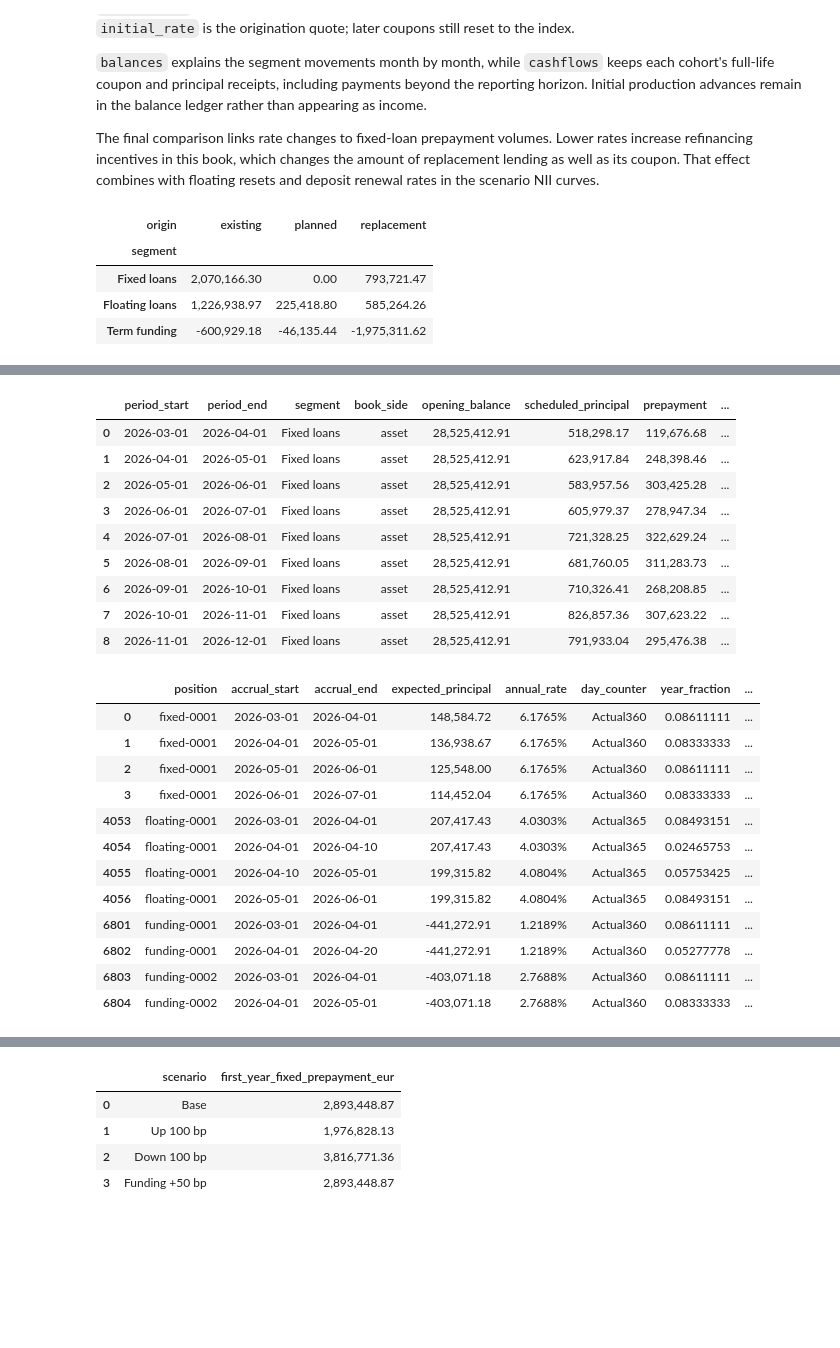
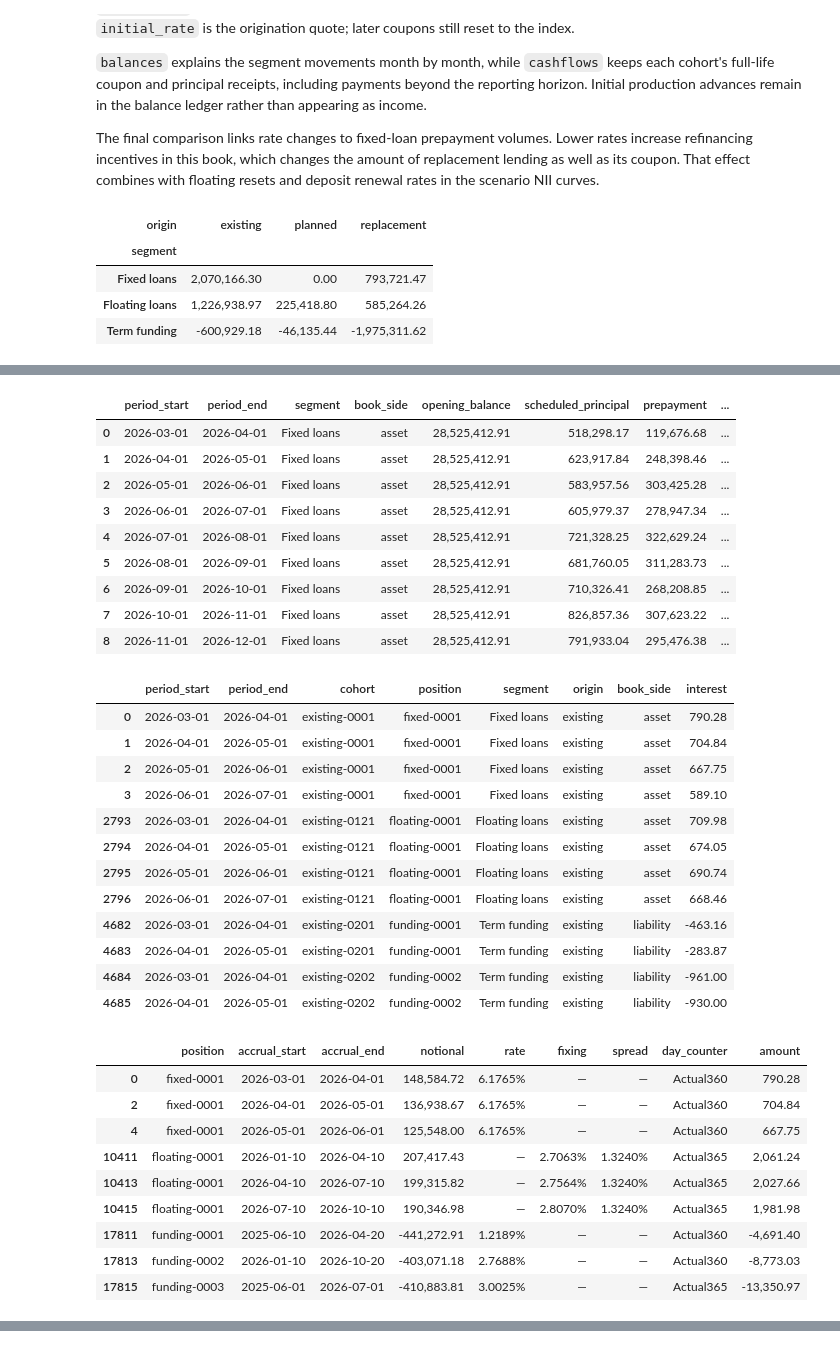
Before and after one commit to jmelo11/quantsupport, a Jupyter notebook: bindings/python/examples/nii_forecasting/nii_forecast.ipynb, the cells around one changed output, grey strips where cells are left out. Drawn from its saved outputs; the diff is of its cells as text; code cells hidden in the pictures; blank space fills up the shorter version.

Commit message:
feat: add accrued amount request

```diff
--- a/bindings/python/examples/nii_forecasting/nii_forecast.ipynb
+++ b/bindings/python/examples/nii_forecasting/nii_forecast.ipynb
@@ -811,6 +762,8 @@ class IncomeForecaster(_IncomeAccounting):
         if _date(context.evaluation_date) != self.as_of:
             raise ValueError(
                 "PricingContext evaluation_date must equal forecast as_of")
+        if str(context.csa_policy.collateral_currency) != self.currency:
+            raise ValueError("The context base currency must match the forecast currency")
         rules = {rule.segment: rule for rule in rollovers}
         if len(rules) != len(rollovers):
             raise ValueError("Use at most one rollover rule per segment")
@@ -862,7 +815,7 @@ class IncomeForecaster(_IncomeAccounting):
             table["cohort"], table["position"] = cohort, position.name
             table["segment"], table["origin"], table["book_side"] = position.segment, origin, side
             frames.append(table)
-            self._accrue(table, income)
+            self._accrue(context, position.trade, table, income)
             principal = table[table.type == "Redemption"]
             direction = 1 if side == "asset" else -1
             amounts = principal.amount * direction
@@ -947,8 +900,7 @@ class IncomeForecaster(_IncomeAccounting):
 
         detail = pd.DataFrame(income, columns=[
             "period_start", "period_end", "cohort", "position", "segment",
-            "origin", "book_side", "accrual_start", "accrual_end", "day_counter",
-            "expected_principal", "annual_rate", "year_fraction", "interest",
+            "origin", "book_side", "interest",
         ])
         balances = self._balances(openings, movements)
         monthly = pd.DataFrame(self.periods, columns=[
@@ -1152,13 +1104,14 @@ display(base.productions.head(12).style.format({
     "par_error_bp": "{:.8f}",
 }))
 display(base.balances.head(9))
-display(base.income_detail.loc[:, [
-    "position", "accrual_start", "accrual_end", "expected_principal", "annual_rate",
-    "day_counter", "year_fraction", "interest",
-]].groupby(base.income_detail.segment, sort=False).head(4).style.format({
-    "expected_principal": "{:,.2f}", "annual_rate": "{:.4%}",
-    "year_fraction": "{:.8f}", "interest": "{:,.2f}",
-}))
+display(base.income_detail.groupby("segment", sort=False).head(4))
+coupon_audit = base.cashflows.query("type != 'Redemption'")
+display(coupon_audit.loc[:, [
+    "position", "accrual_start", "accrual_end", "notional", "rate", "fixing", "spread", "day_counter", "amount",
+]].groupby(coupon_audit.segment, sort=False).head(3).style.format({
+    "notional": "{:,.2f}", "rate": "{:.4%}", "fixing": "{:.4%}",
+    "spread": "{:.4%}", "amount": "{:,.2f}",
+}, na_rep="—"))
 
 scenario_income = pd.DataFrame({
     scenario: results[(scenario, "Growth")].monthly.nii.to_numpy()
@@ -1174,49 +1127,54 @@ pd.DataFrame([
 ])
 # %% [output]
 | origin | existing | planned | replacement |
 | segment |  |  |  |
 | Fixed loans | 2,070,166.30 | 0.00 | 793,721.47 |
 | Floating loans | 1,226,938.97 | 225,418.80 | 585,264.26 |
 | Term funding | -600,929.18 | -46,135.44 | -1,975,311.62 |
 |  | date | segment | origin | cohort | template | amount | quote_type | par_quote | commercial_margin | ... |
 | 0 | 2026-03-10 | Fixed loans | replacement | replacement-0301 | 24m fixed lending | 149,018.36 | fixed_coupon | 2.9048% | 1.4000% | ... |
 | 1 | 2026-03-10 | Floating loans | replacement | replacement-0302 | 24m floating lending | 125,225.45 | floating_spread | -0.0303% | 1.5000% | ... |
 | 2 | 2026-03-20 | Fixed loans | replacement | replacement-0303 | 24m fixed lending | 272,465.90 | fixed_coupon | 2.9116% | 1.4000% | ... |
 | 3 | 2026-03-20 | Floating loans | replacement | replacement-0304 | 24m floating lending | 134,160.29 | floating_spread | -0.0315% | 1.5000% | ... |
 | 4 | 2026-04-01 | Fixed loans | replacement | replacement-0305 | 24m fixed lending | 216,490.58 | fixed_coupon | 2.9198% | 1.4000% | ... |
 | 5 | 2026-04-01 | Floating loans | replacement | replacement-0306 | 24m floating lending | 125,904.62 | floating_spread | -0.0329% | 1.5000% | ... |
 | 6 | 2026-04-01 | Term funding | replacement | replacement-0307 | 3m term funding | 536,577.83 | fixed_coupon | 2.7897% | -0.4000% | ... |
 | 7 | 2026-04-10 | Fixed loans | replacement | replacement-0308 | 24m fixed lending | 299,592.72 | fixed_coupon | 2.9260% | 1.4000% | ... |
 | 8 | 2026-04-10 | Floating loans | replacement | replacement-0309 | 24m floating lending | 155,190.89 | floating_spread | -0.0341% | 1.5000% | ... |
 | 9 | 2026-04-10 | Term funding | replacement | replacement-0310 | 3m term funding | 1,533,913.53 | fixed_coupon | 2.7947% | -0.4000% | ... |
 | 10 | 2026-04-20 | Fixed loans | replacement | replacement-0311 | 24m fixed lending | 322,047.92 | fixed_coupon | 2.9329% | 1.4000% | ... |
 | 11 | 2026-04-20 | Floating loans | replacement | replacement-0312 | 24m floating lending | 139,775.40 | floating_spread | -0.0355% | 1.5000% | ... |
 |  | period_start | period_end | segment | book_side | opening_balance | scheduled_principal | prepayment | ... |
 | 0 | 2026-03-01 | 2026-04-01 | Fixed loans | asset | 28,525,412.91 | 518,298.17 | 119,676.68 | ... |
 | 1 | 2026-04-01 | 2026-05-01 | Fixed loans | asset | 28,525,412.91 | 623,917.84 | 248,398.46 | ... |
 | 2 | 2026-05-01 | 2026-06-01 | Fixed loans | asset | 28,525,412.91 | 583,957.56 | 303,425.28 | ... |
 | 3 | 2026-06-01 | 2026-07-01 | Fixed loans | asset | 28,525,412.91 | 605,979.37 | 278,947.34 | ... |
 | 4 | 2026-07-01 | 2026-08-01 | Fixed loans | asset | 28,525,412.91 | 721,328.25 | 322,629.24 | ... |
 | 5 | 2026-08-01 | 2026-09-01 | Fixed loans | asset | 28,525,412.91 | 681,760.05 | 311,283.73 | ... |
 | 6 | 2026-09-01 | 2026-10-01 | Fixed loans | asset | 28,525,412.91 | 710,326.41 | 268,208.85 | ... |
 | 7 | 2026-10-01 | 2026-11-01 | Fixed loans | asset | 28,525,412.91 | 826,857.36 | 307,623.22 | ... |
 | 8 | 2026-11-01 | 2026-12-01 | Fixed loans | asset | 28,525,412.91 | 791,933.04 | 295,476.38 | ... |
-|  | position | accrual_start | accrual_end | expected_principal | annual_rate | day_counter | year_fraction | ... |
-| 0 | fixed-0001 | 2026-03-01 | 2026-04-01 | 148,584.72 | 6.1765% | Actual360 | 0.08611111 | ... |
-| 1 | fixed-0001 | 2026-04-01 | 2026-05-01 | 136,938.67 | 6.1765% | Actual360 | 0.08333333 | ... |
-| 2 | fixed-0001 | 2026-05-01 | 2026-06-01 | 125,548.00 | 6.1765% | Actual360 | 0.08611111 | ... |
-| 3 | fixed-0001 | 2026-06-01 | 2026-07-01 | 114,452.04 | 6.1765% | Actual360 | 0.08333333 | ... |
-| 4053 | floating-0001 | 2026-03-01 | 2026-04-01 | 207,417.43 | 4.0303% | Actual365 | 0.08493151 | ... |
-| 4054 | floating-0001 | 2026-04-01 | 2026-04-10 | 207,417.43 | 4.0303% | Actual365 | 0.02465753 | ... |
-| 4055 | floating-0001 | 2026-04-10 | 2026-05-01 | 199,315.82 | 4.0804% | Actual365 | 0.05753425 | ... |
-| 4056 | floating-0001 | 2026-05-01 | 2026-06-01 | 199,315.82 | 4.0804% | Actual365 | 0.08493151 | ... |
-| 6801 | funding-0001 | 2026-03-01 | 2026-04-01 | -441,272.91 | 1.2189% | Actual360 | 0.08611111 | ... |
-| 6802 | funding-0001 | 2026-04-01 | 2026-04-20 | -441,272.91 | 1.2189% | Actual360 | 0.05277778 | ... |
-| 6803 | funding-0002 | 2026-03-01 | 2026-04-01 | -403,071.18 | 2.7688% | Actual360 | 0.08611111 | ... |
-| 6804 | funding-0002 | 2026-04-01 | 2026-05-01 | -403,071.18 | 2.7688% | Actual360 | 0.08333333 | ... |
+|  | period_start | period_end | cohort | position | segment | origin | book_side | interest |
+| 0 | 2026-03-01 | 2026-04-01 | existing-0001 | fixed-0001 | Fixed loans | existing | asset | 790.28 |
+| 1 | 2026-04-01 | 2026-05-01 | existing-0001 | fixed-0001 | Fixed loans | existing | asset | 704.84 |
+| 2 | 2026-05-01 | 2026-06-01 | existing-0001 | fixed-0001 | Fixed loans | existing | asset | 667.75 |
+| 3 | 2026-06-01 | 2026-07-01 | existing-0001 | fixed-0001 | Fixed loans | existing | asset | 589.10 |
+| 2793 | 2026-03-01 | 2026-04-01 | existing-0121 | floating-0001 | Floating loans | existing | asset | 709.98 |
+| 2794 | 2026-04-01 | 2026-05-01 | existing-0121 | floating-0001 | Floating loans | existing | asset | 674.05 |
+| 2795 | 2026-05-01 | 2026-06-01 | existing-0121 | floating-0001 | Floating loans | existing | asset | 690.74 |
+| 2796 | 2026-06-01 | 2026-07-01 | existing-0121 | floating-0001 | Floating loans | existing | asset | 668.46 |
+| 4682 | 2026-03-01 | 2026-04-01 | existing-0201 | funding-0001 | Term funding | existing | liability | -463.16 |
+| 4683 | 2026-04-01 | 2026-05-01 | existing-0201 | funding-0001 | Term funding | existing | liability | -283.87 |
+| 4684 | 2026-03-01 | 2026-04-01 | existing-0202 | funding-0002 | Term funding | existing | liability | -961.00 |
+| 4685 | 2026-04-01 | 2026-05-01 | existing-0202 | funding-0002 | Term funding | existing | liability | -930.00 |
+|  | position | accrual_start | accrual_end | notional | rate | fixing | spread | day_counter | amount |
+| 0 | fixed-0001 | 2026-03-01 | 2026-04-01 | 148,584.72 | 6.1765% | — | — | Actual360 | 790.28 |
+| 2 | fixed-0001 | 2026-04-01 | 2026-05-01 | 136,938.67 | 6.1765% | — | — | Actual360 | 704.84 |
+| 4 | fixed-0001 | 2026-05-01 | 2026-06-01 | 125,548.00 | 6.1765% | — | — | Actual360 | 667.75 |
+| 10411 | floating-0001 | 2026-01-10 | 2026-04-10 | 207,417.43 | — | 2.7063% | 1.3240% | Actual365 | 2,061.24 |
+| 10413 | floating-0001 | 2026-04-10 | 2026-07-10 | 199,315.82 | — | 2.7564% | 1.3240% | Actual365 | 2,027.66 |
+| 10415 | floating-0001 | 2026-07-10 | 2026-10-10 | 190,346.98 | — | 2.8070% | 1.3240% | Actual365 | 1,981.98 |
+| 17811 | funding-0001 | 2025-06-10 | 2026-04-20 | -441,272.91 | 1.2189% | — | — | Actual360 | -4,691.40 |
+| 17813 | funding-0002 | 2026-01-10 | 2026-10-20 | -403,071.18 | 2.7688% | — | — | Actual360 | -8,773.03 |
+| 17815 | funding-0003 | 2025-06-01 | 2026-07-01 | -410,883.81 | 3.0025% | — | — | Actual365 | -13,350.97 |
 [figure]
-|  | scenario | first_year_fixed_prepayment_eur |
-| 0 | Base | 2,893,448.87 |
-| 1 | Up 100 bp | 1,976,828.13 |
-| 2 | Down 100 bp | 3,816,771.36 |
-| 3 | Funding +50 bp | 2,893,448.87 |
```
Also changed, not shown: parts of 5 cells of this notebook, 33 other files.
